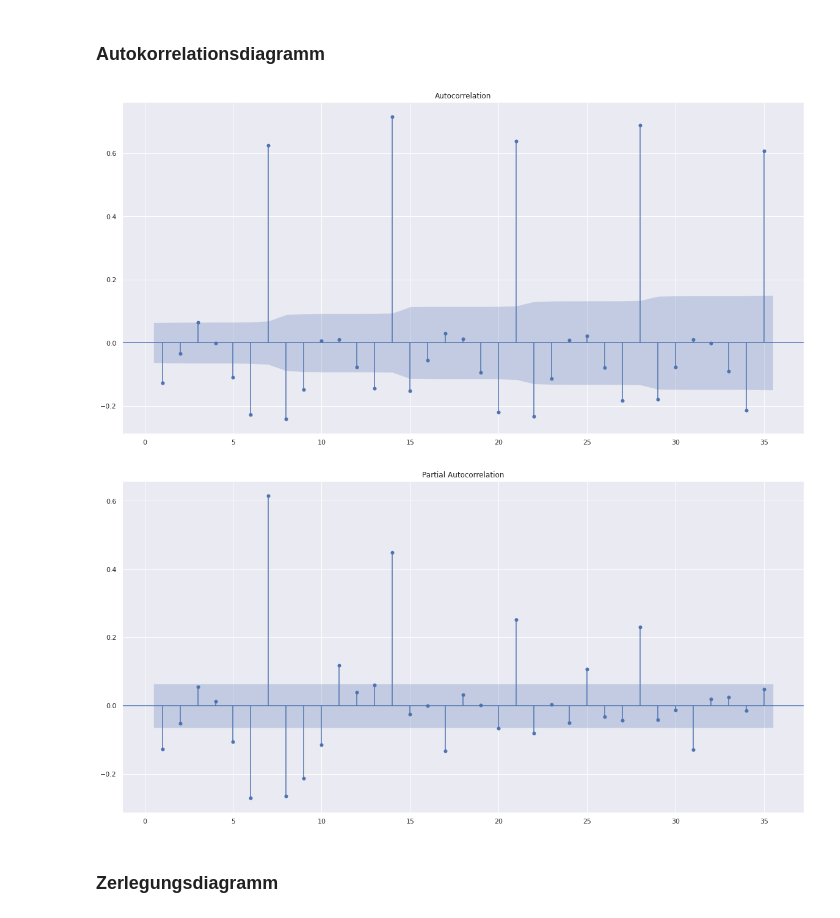
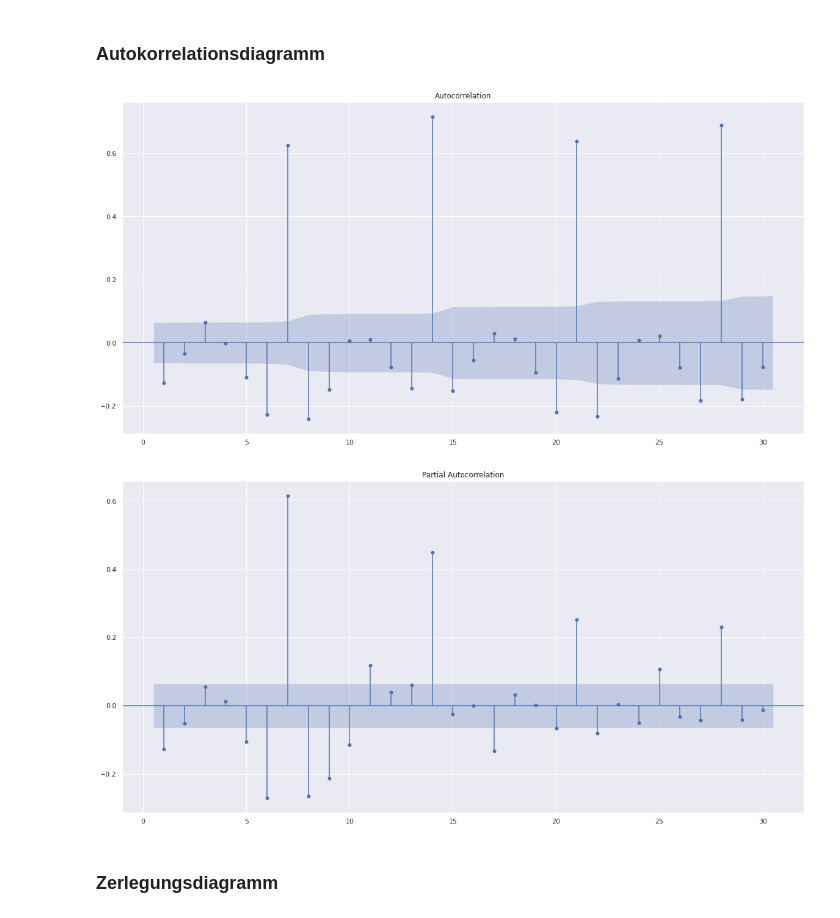
Before and after one commit to schemm/forecasting, a Jupyter notebook: RossmannStoreSales.ipynb, the cells around one changed output. Saved outputs shown, nothing was run; the diff lists cells and outputs as text; code cells hidden in the pictures.

```diff
--- a/RossmannStoreSales.ipynb
+++ b/RossmannStoreSales.ipynb
@@ -146,16 +146,16 @@ _ = g.set_xticks(pd.date_range(start = data.index.min(), end = data.index.max(),
 # %%
 from statsmodels.graphics.tsaplots import plot_pacf
 from statsmodels.graphics.tsaplots import plot_acf
 
 data = demand[demand.Store == 1]
 
-plot_acf(data['Sales'], lags = 35, zero = False)
+plot_acf(data['Sales'], zero = False)
 plt.show()
-plot_pacf(data['Sales'], lags = 35, zero = False)
+plot_pacf(data['Sales'], zero = False)
 plt.show()
 # %% [output]
-[figure, old version]
+[figure, new version]
-[figure, old version]
+[figure, new version]
 # %% [markdown]
 ### Zerlegungsdiagramm
 # %%
```
Also changed, not shown: parts of 9 cells of this notebook.
